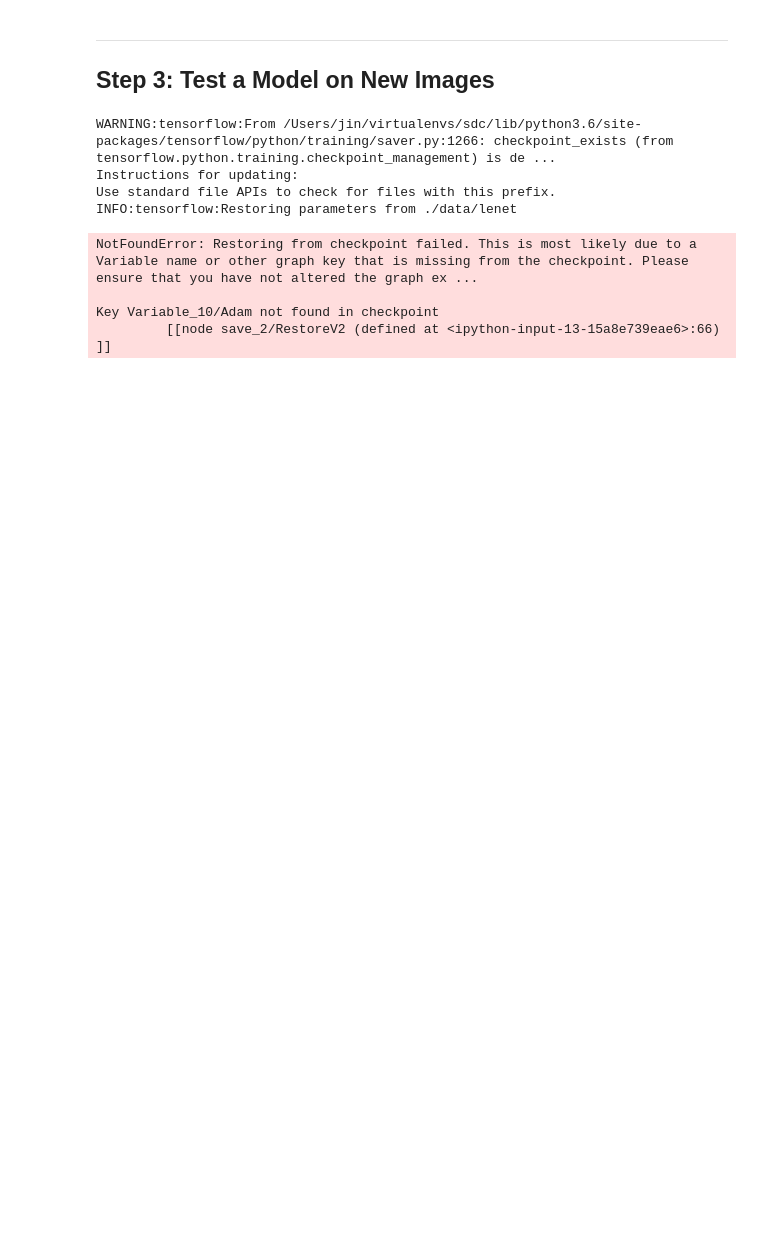
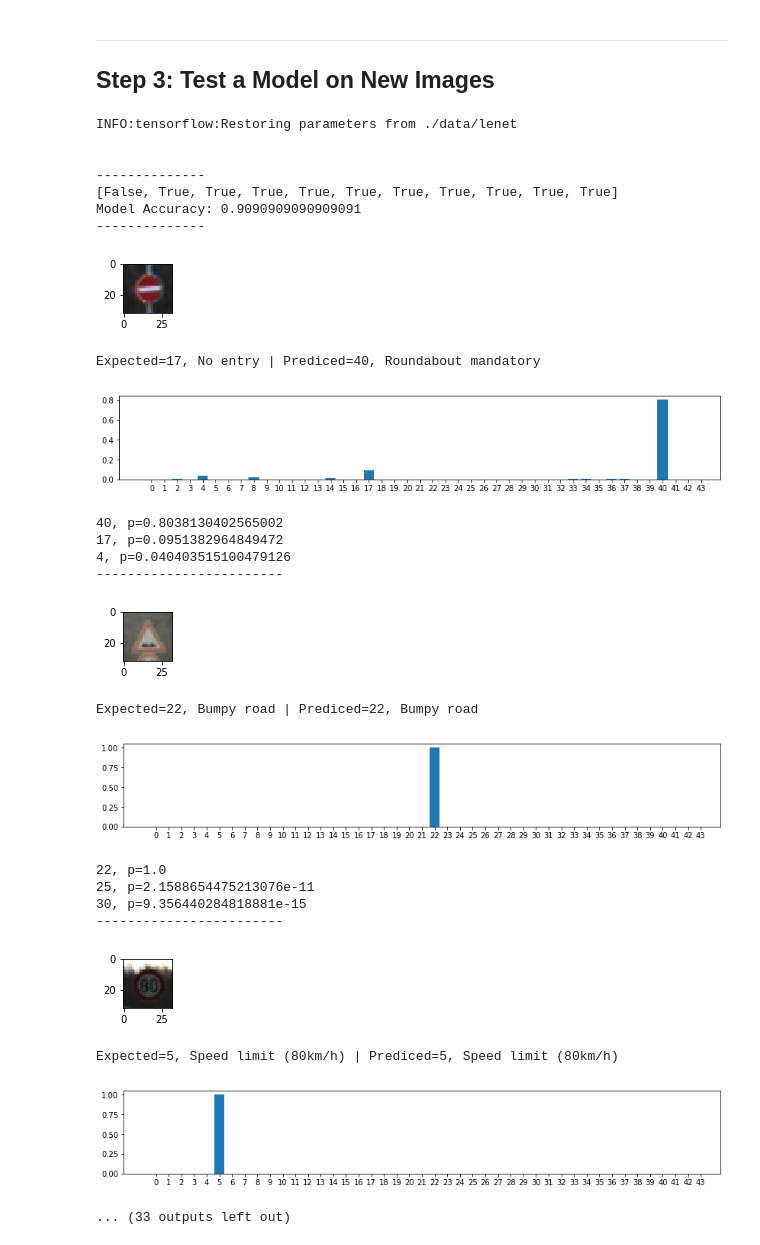
Before and after one commit to jinhuangpublic/sdcnd-udacity, a Jupyter notebook: project03 traffic sign classifier/main.ipynb, the cells around one changed output. Drawn from its saved outputs; the diff is of its cells as text; code cells hidden in the pictures; blank space fills up the shorter version.

```diff
--- a/project03 traffic sign classifier/main.ipynb
+++ b/project03 traffic sign classifier/main.ipynb
@@ -218,10 +215,10 @@ def preprocess(X):
 
     return X
 
-X_train, y_train = shuffle_training_data(X_train, y_train)
+# X_train, y_train = shuffle_training_data(X_train, y_train)
 X_train_ = preprocess(X_train)
 X_test_ = preprocess(X_test)
-X_valid = preprocess(X_valid)
+X_valid_ = preprocess(X_valid)
 
 # X_train_sample, y_train_sample = shuffle(X_train, y_train, n_samples=100)
 # X_test_sample, y_test_sample = shuffle(X_test, y_test, n_samples=10)
@@ -258,14 +255,14 @@ Layer 4:
 ##########################
 # Variables
 ##########################
-EPOCHS = 20
+EPOCHS = 27
 BATCHES_PER_EPOCH = 5000
 BATCHSIZE = 128
 DROP_OUT_P = 0.5
 DEBUG = False
 
 # EPOCHS = 1
-# BATCHES_PER_EPOCH = 1000
+# BATCHES_PER_EPOCH = 10
 # BATCHSIZE = 128
 # DEBUG = True
 
@@ -326,11 +323,11 @@ def evaluate(X_data, y_data):
 
 
 data_gen = ImageDataGenerator(
-    rotation_range=10.,
+    rotation_range=20.,
     zoom_range=0.1,
     shear_range=0.05,
-    width_shift_range=0.05,
-    height_shift_range=0.05
+    width_shift_range=0.07,
+    height_shift_range=0.07
 )
 
 
@@ -396,0 +405,6 @@ Validation accuracy: 0.8045351476626061
+# %%
+with tf.Session() as sess:
+    saver.restore(sess, './data/lenet')
+    res = evaluate(X_train_, y_train)
+    print('\n---------------------------')
+    print(f'Test set accuracy: {res}')
@@ -399,7 +418,12 @@ Validation accuracy: 0.8045351476626061
 
 ## Step 3: Test a Model on New Images
 # %%
-filenames = os.listdir('./data/images')
+filenames = []
+for f in os.listdir('./data/images'):
+    if f.startswith('image'):
+        filenames.append(f)
+
+filenames = filenames[:]
 images = []
 image_labels = []
 image_label_names = []
@@ -420,53 +444,71 @@ pred_label_names = []
 K = 3
 with tf.Session() as sess:
     saver.restore(sess, './data/lenet')
-    outputs = sess.run(logits, feed_dict={x: X_images, p: 1.})
+    outputs = sess.run(logits, feed_dict={x: X_images, p: 1})
     pred_labels = np.argmax(np.array(outputs), axis=1)
-    top_k = sess.run(tf.nn.top_k(logits, k=K), feed_dict={x: X_images, p: 1.})
-    softmax_probs = sess.run(tf.nn.softmax(logits), feed_dict={x: X_images, p: 1.})
+    top_k = sess.run(tf.nn.top_k(logits, k=K), feed_dict={x: X_images, p: 1})
+    softmax_probs = sess.run(tf.nn.softmax(logits), feed_dict={x: X_images, p: 1})
 
 # Calculate data
 for i, f in enumerate(filenames):
     label_index = int(f.split('__')[-1].split('.')[0])
-    label_index_hat = prediction[i]
+    label_index_hat = pred_labels[i]
     pred_bool.append(label_index == label_index_hat)
 
 msg = f'Model Accuracy: {sum(pred_bool)/len(pred_bool)}'
 print("\n\n--------------")
+print(pred_bool)
 print(msg)
 print("--------------")
 print("\n")
 
 # Plot
 for i, f in enumerate(filenames):
     image = images[i]
     label_index = int(f.split('__')[-1].split('.')[0])
     label_name = sign_names[label_index]
-    label_index_hat = prediction[i]
+    label_index_hat = pred_labels[i]
     label_name_hat = sign_names[label_index_hat]
 
     # Show image
     show_image(image, figsize=(1.5, 1.5), title="")
     title = f'Expected={label_index}, {label_name} | Prediced={label_index_hat}, {label_name_hat}'
     print(title)
 
     # Plot probabilities
     f = plt.figure(figsize=(14, 2))
     plt.bar(np.arange(n_classes), softmax_probs[i])
     plt.xticks(np.arange(0, n_classes+1, 1.0))
     plt.show()
 
     # Print top choices and confidence level
     for k in range(K):
         choice = top_k[1][i][k]
         print(f'{choice}, p={softmax_probs[i][choice]}')
     print("------------------------\n")
 # %% [output]
-WARNING:tensorflow:From /Users/jin/virtualenvs/sdc/lib/python3.6/site-packages/tensorflow/python/training/saver.py:1266: checkpoint_exists (from tensorflow.python.training.checkpoint_management) is de ...
-Instructions for updating:
-Use standard file APIs to check for files with this prefix.
 INFO:tensorflow:Restoring parameters from ./data/lenet
+
+
+--------------
+[False, True, True, True, True, True, True, True, True, True, True]
+Model Accuracy: 0.9090909090909091
+--------------
+[figure, added]
-NotFoundError: Restoring from checkpoint failed. This is most likely due to a Variable name or other graph key that is missing from the checkpoint. Please ensure that you have not altered the graph ex ...
-
-Key Variable_10/Adam not found in checkpoint
-         [[node save_2/RestoreV2 (defined at <ipython-input-13-15a8e739eae6>:66) ]]
+Expected=17, No entry | Prediced=40, Roundabout mandatory
+[figure, added]
+40, p=0.8038130402565002
+17, p=0.0951382964849472
+4, p=0.040403515100479126
+------------------------
+[figure, added]
+Expected=22, Bumpy road | Prediced=22, Bumpy road
+[figure, added]
+22, p=1.0
+25, p=2.1588654475213076e-11
+30, p=9.356440284818881e-15
+------------------------
+[figure, added]
+Expected=5, Speed limit (80km/h) | Prediced=5, Speed limit (80km/h)
+[figure, added]
+... (33 outputs left out)
```
Also changed, not shown: parts of 6 cells of this notebook, 4 other files.
